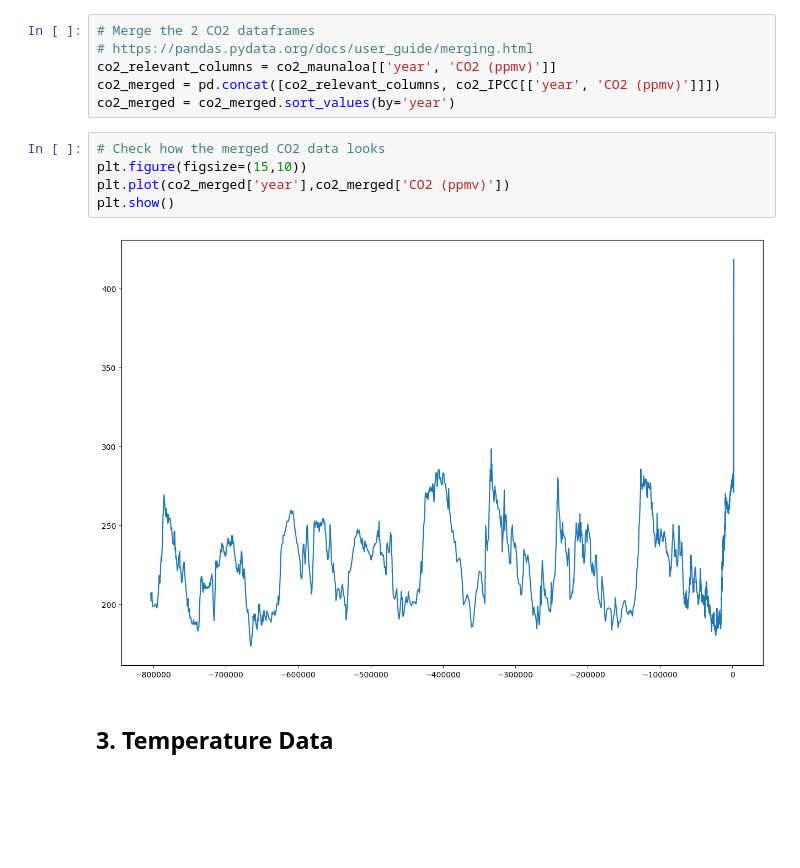
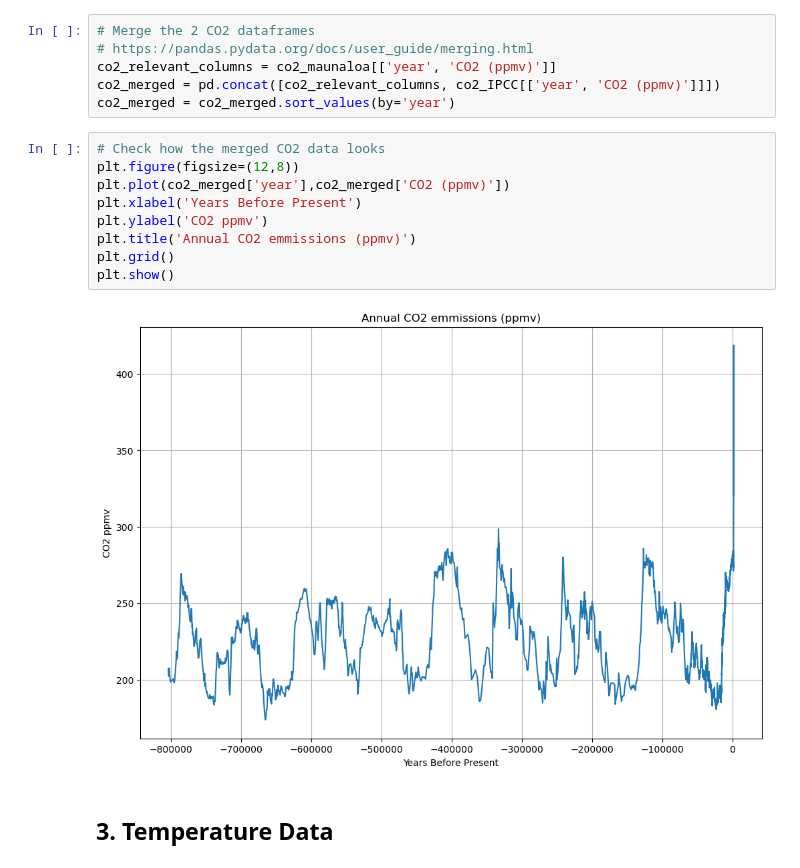
Before and after one commit to lgrealish/PfDA_Project_2, a Jupyter notebook: PfDA_Assignment2.ipynb, the cells around one changed output. Saved outputs shown, nothing was run; the diff lists cells and outputs as text; blank space fills up the shorter version.

Commit message:
Tidy up code and plots

```diff
--- a/PfDA_Assignment2.ipynb
+++ b/PfDA_Assignment2.ipynb
@@ -151,11 +150,15 @@ co2_merged = pd.concat([co2_relevant_columns, co2_IPCC[['year', 'CO2 (ppmv)']]])
 co2_merged = co2_merged.sort_values(by='year')
 # %%
 # Check how the merged CO2 data looks
-plt.figure(figsize=(15,10))
+plt.figure(figsize=(12,8))
 plt.plot(co2_merged['year'],co2_merged['CO2 (ppmv)'])
+plt.xlabel('Years Before Present')
+plt.ylabel('CO2 ppmv')
+plt.title('Annual CO2 emmissions (ppmv)')
+plt.grid()
 plt.show()
 # %% [output]
-[figure, old version]
+[figure, new version]
 # %% [markdown]
 ## 3. Temperature Data <a id="temp-data"></a>
 # %% [markdown]
```
Also changed, not shown: parts of 19 cells of this notebook, 2 other files.
